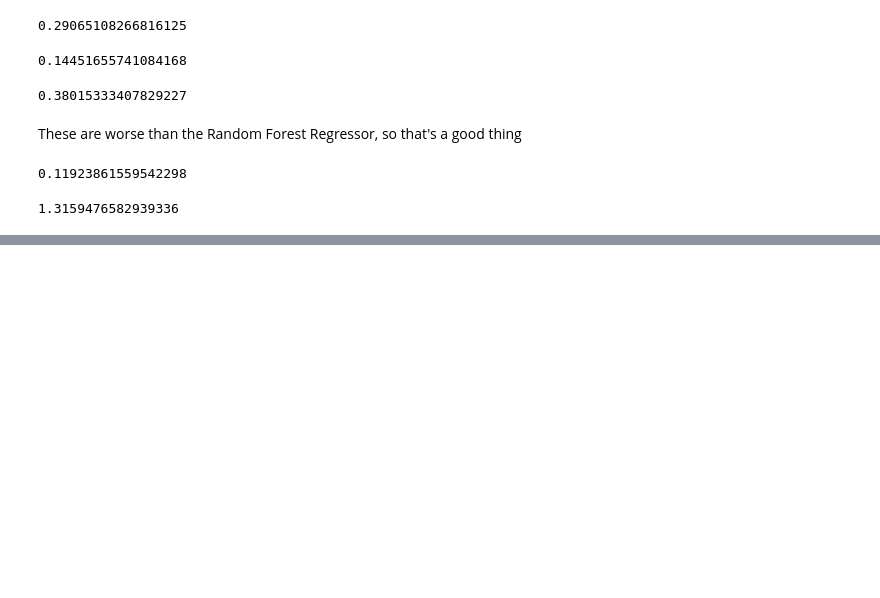
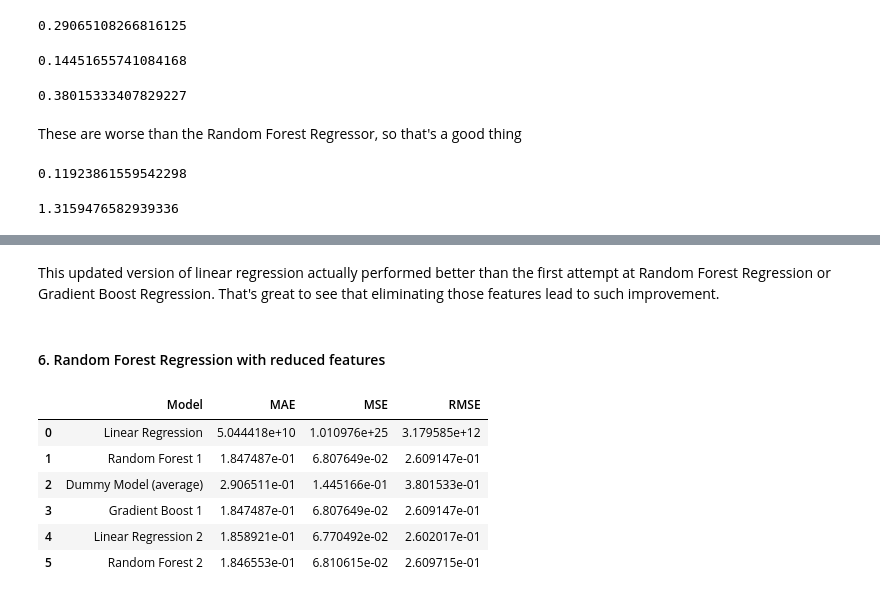
Before and after one commit to shahinrostami/Shopify-CLV, a Jupyter notebook: Cap2_PreProcessing_Modeling.ipynb, the cells around one changed output, grey strips where cells are left out. Drawn from its saved outputs; the diff is of its cells as text; code cells hidden in the pictures; blank space fills up the shorter version.

```diff
--- a/Cap2_PreProcessing_Modeling.ipynb
+++ b/Cap2_PreProcessing_Modeling.ipynb
@@ -397,0 +570,3 @@ That is honestly not that impressive, but is still better than the dummy model.
+# %%
+# Mean Squared Error
+m5_MSE = mean_squared_error(y_test, y5_pred)
@@ -397,0 +586,4 @@ That is honestly not that impressive, but is still better than the dummy model.
+# %% [markdown]
+This updated version of linear regression actually performed better than the first attempt at Random Forest Regression or Gradient Boost Regression. That's great to see that eliminating those features lead to such improvement.
+# %% [markdown]
+#### 6. Random Forest Regression with reduced features
@@ -397,0 +595,18 @@ That is honestly not that impressive, but is still better than the dummy model.
+# %%
+# Mean Absolute Error
+m6_MAE = mean_absolute_error(y_test, y_pred1_rf)
+# Mean Squared Error
+m6_MSE = mean_squared_error(y_test, y_pred1_rf)
+# root mean squared error
+m6_RMSE = m6_MSE**0.5
+# add to performance DF
+perform = perform.append({'Model':'Random Forest 2', 'MAE':m6_MAE, 'MSE':m6_MSE, 'RMSE':m6_RMSE}, ignore_index=True)
+perform
+# %% [output]
+|  | Model | MAE | MSE | RMSE |
+| 0 | Linear Regression | 5.044418e+10 | 1.010976e+25 | 3.179585e+12 |
+| 1 | Random Forest 1 | 1.847487e-01 | 6.807649e-02 | 2.609147e-01 |
+| 2 | Dummy Model (average) | 2.906511e-01 | 1.445166e-01 | 3.801533e-01 |
+| 3 | Gradient Boost 1 | 1.847487e-01 | 6.807649e-02 | 2.609147e-01 |
+| 4 | Linear Regression 2 | 1.858921e-01 | 6.770492e-02 | 2.602017e-01 |
+| 5 | Random Forest 2 | 1.846553e-01 | 6.810615e-02 | 2.609715e-01 |
```
Also changed, not shown: parts of 36 cells of this notebook.
